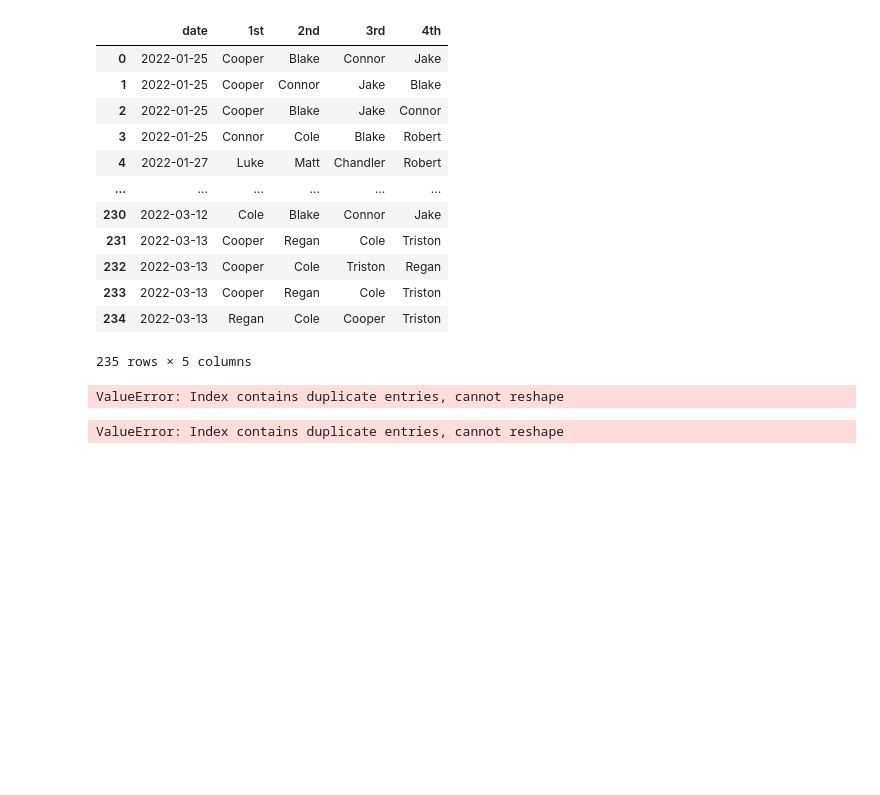
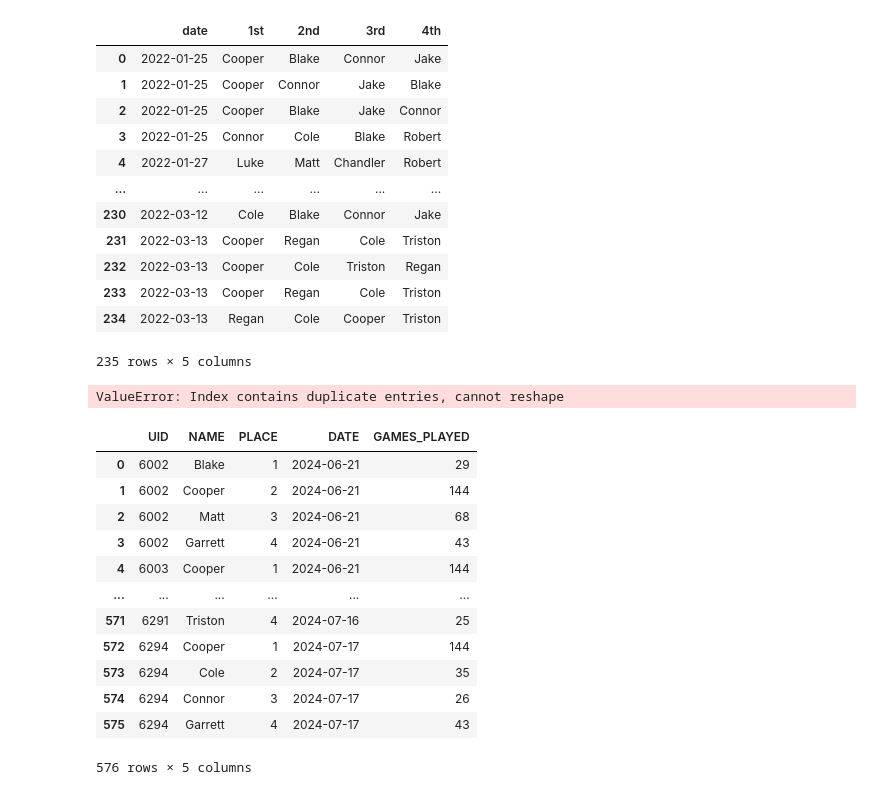
Before and after one commit to c-goodman/mkstream, a Jupyter notebook: notebooks/elo.ipynb, the cells around one changed output. Cells and saved outputs as stored; diff of their text form; code cells hidden in the pictures; blank space fills up the shorter version.

```diff
--- a/notebooks/elo.ipynb
+++ b/notebooks/elo.ipynb
@@ -213,34 +213,6 @@ pdf
 | 233 | 2022-03-13 | Cooper | Regan | Cole | Triston |
 | 234 | 2022-03-13 | Regan | Cole | Cooper | Triston |
 235 rows × 5 columns
-# %%
-tdf = (
-    valid[(valid["PLAYERS"] == 4) & (valid["SEASON"] == 0)]
-    .drop(columns=["SUID", "CHARACTER", "PLAYERS", "SEASON", "MAP"])
-    .sort_values(by=["UID", "PLACE"])
-    .copy()
-    .reset_index(drop=True)
-)
-
-pdf = (
-    tdf.pivot(index="UID", columns="PLACE", values="NAME")
-    .reset_index()
-    .rename(columns={1: "1st", 2: "2nd", 3: "3rd", 4: "4th"})
-    .merge(tdf[["UID", "DATE"]], on="UID", how="inner", validate="1:m")
-    .groupby("UID")
-    .first()
-    .set_index("DATE")
-    .reset_index()
-    .rename(columns={"DATE": "date"})
-)
-
-exp_elo = MultiElo(score_function_base=1.5)
-tracker = Tracker(elo_rater=exp_elo)
-tracker.process_data(pdf)
-
-rdf = tracker.get_current_ratings()
-# %% [output]
-ValueError: Index contains duplicate entries, cannot reshape
 # %%
 tdf = (
     valid.drop(columns=["SUID", "CHARACTER", "PLAYERS", "SEASON", "MAP"])
@@ -268,3 +240,33 @@ tracker.process_data(pdf)
 rdf = tracker.get_current_ratings()
 # %% [output]
 ValueError: Index contains duplicate entries, cannot reshape
+# %%
+tdf = (
+    valid[(valid["PLAYERS"] == 4) & (valid["SEASON"] == 11)]
+    .drop(columns=["SUID", "CHARACTER", "PLAYERS", "SEASON", "MAP"])
+    .sort_values(by=["UID", "PLACE"])
+    .copy()
+    .reset_index(drop=True)
+)
+
+gp = tdf["NAME"].value_counts().reset_index().rename(columns={"count": "GAMES_PLAYED"})
+
+tdf_merge = tdf.merge(gp, how="inner", on="NAME", validate="m:1")
+
+tdf_filter = tdf_merge[tdf_merge["GAMES_PLAYED"] > 15].reset_index(drop=True)
+
+tdf_filter
+# %% [output]
+|  | UID | NAME | PLACE | DATE | GAMES_PLAYED |
+| 0 | 6002 | Blake | 1 | 2024-06-21 | 29 |
+| 1 | 6002 | Cooper | 2 | 2024-06-21 | 144 |
+| 2 | 6002 | Matt | 3 | 2024-06-21 | 68 |
+| 3 | 6002 | Garrett | 4 | 2024-06-21 | 43 |
+| 4 | 6003 | Cooper | 1 | 2024-06-21 | 144 |
+| ... | ... | ... | ... | ... | ... |
+| 571 | 6291 | Triston | 4 | 2024-07-16 | 25 |
+| 572 | 6294 | Cooper | 1 | 2024-07-17 | 144 |
+| 573 | 6294 | Cole | 2 | 2024-07-17 | 35 |
+| 574 | 6294 | Connor | 3 | 2024-07-17 | 26 |
+| 575 | 6294 | Garrett | 4 | 2024-07-17 | 43 |
+576 rows × 5 columns
```
Also changed, not shown: parts of 9 cells of this notebook.
